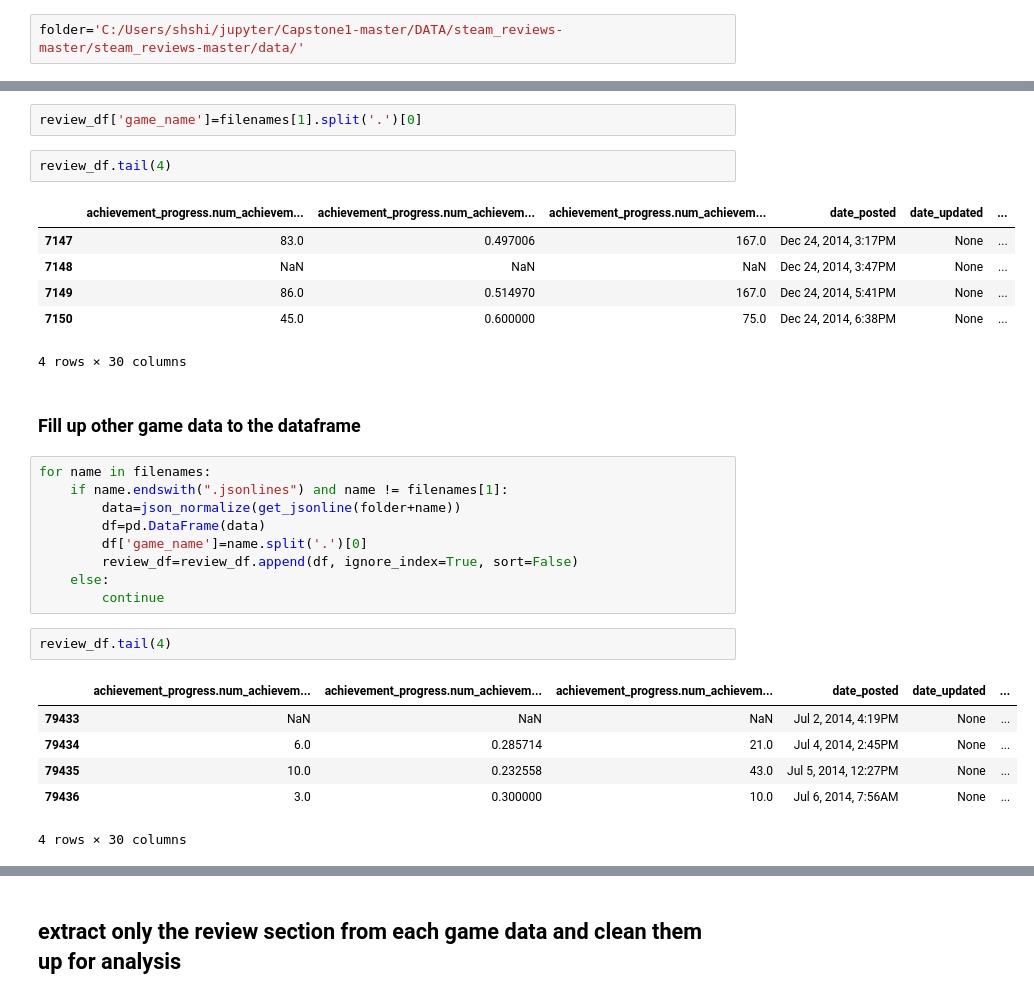
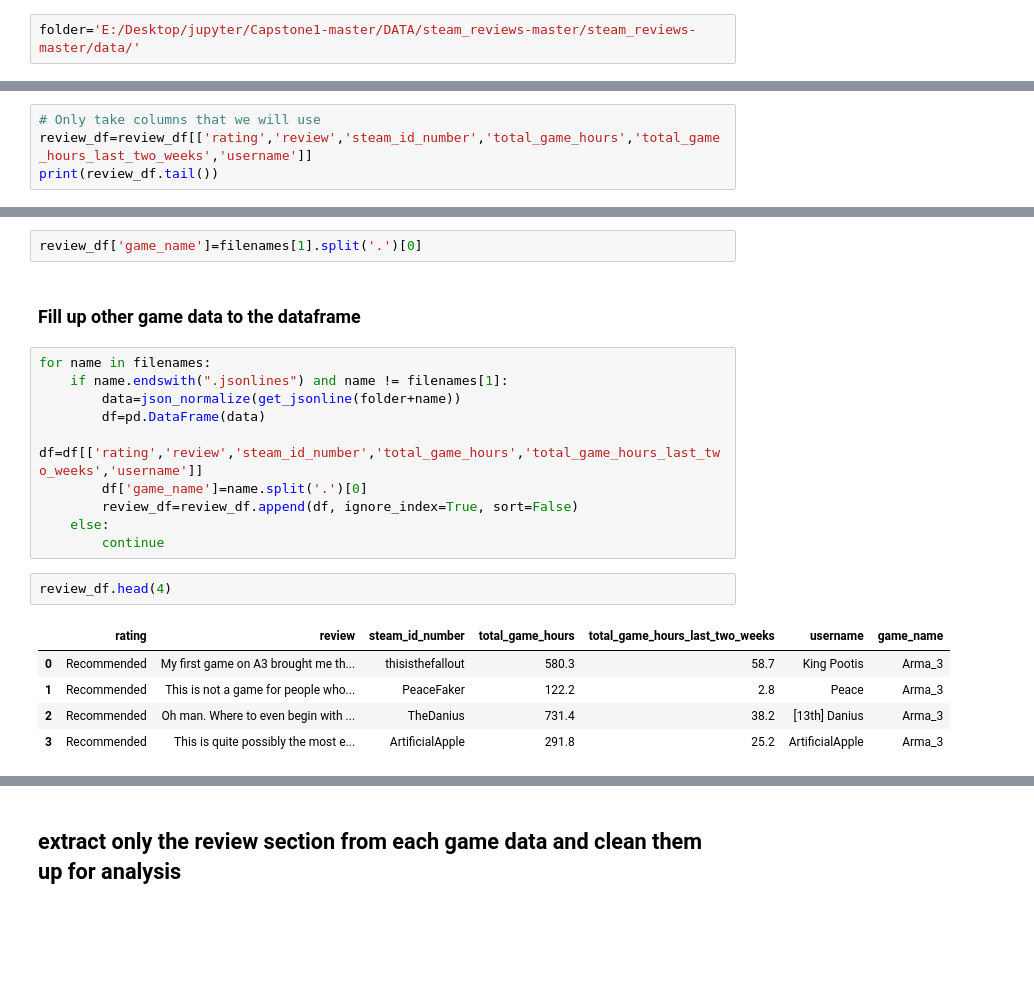
Before and after one commit to shshim906/Capstone1, a Jupyter notebook: game data wrangling.ipynb, the cells around one changed output, grey strips where cells are left out. Drawn from its saved outputs; the diff is of its cells as text; blank space fills up the shorter version.

```diff
--- a/game data wrangling.ipynb
+++ b/game data wrangling.ipynb
@@ -12,7 +21,7 @@ from pandas.io.json import json_normalize
 # %% [markdown]
 ### get data from folder and save file names
 # %%
-folder='C:/Users/shshi/jupyter/Capstone1-master/DATA/steam_reviews-master/steam_reviews-master/data/'
+folder='E:/Desktop/jupyter/Capstone1-master/DATA/steam_reviews-master/steam_reviews-master/data/'
 # %%
 filenames=os.listdir(folder)
 # %%
@@ -40,0 +59,4 @@ filenames[1].split('.')[0]
+# %%
+# Only take columns that we will use
+review_df=review_df[['rating','review','steam_id_number','total_game_hours','total_game_hours_last_two_weeks','username']]
+print(review_df.tail())
@@ -41,14 +84,5 @@ filenames[1].split('.')[0]
 # %%
 review_df['game_name']=filenames[1].split('.')[0]
-# %%
-review_df.tail(4)
-# %% [output]
-|  | achievement_progress.num_achievem... | achievement_progress.num_achievem... | achievement_progress.num_achievem... | date_posted | date_updated | ... |
-| 7147 | 83.0 | 0.497006 | 167.0 | Dec 24, 2014, 3:17PM | None | ... |
-| 7148 | NaN | NaN | NaN | Dec 24, 2014, 3:47PM | None | ... |
-| 7149 | 86.0 | 0.514970 | 167.0 | Dec 24, 2014, 5:41PM | None | ... |
-| 7150 | 45.0 | 0.600000 | 75.0 | Dec 24, 2014, 6:38PM | None | ... |
-4 rows × 30 columns
 # %% [markdown]
 ### Fill up other game data to the dataframe
 # %%
@@ -56,19 +90,19 @@ for name in filenames:
     if name.endswith(".jsonlines") and name != filenames[1]:
         data=json_normalize(get_jsonline(folder+name))
         df=pd.DataFrame(data)
+        df=df[['rating','review','steam_id_number','total_game_hours','total_game_hours_last_two_weeks','username']]
         df['game_name']=name.split('.')[0]
         review_df=review_df.append(df, ignore_index=True, sort=False)
     else:
         continue
 # %%
-review_df.tail(4)
+review_df.head(4)
 # %% [output]
-|  | achievement_progress.num_achievem... | achievement_progress.num_achievem... | achievement_progress.num_achievem... | date_posted | date_updated | ... |
-| 79433 | NaN | NaN | NaN | Jul 2, 2014, 4:19PM | None | ... |
-| 79434 | 6.0 | 0.285714 | 21.0 | Jul 4, 2014, 2:45PM | None | ... |
-| 79435 | 10.0 | 0.232558 | 43.0 | Jul 5, 2014, 12:27PM | None | ... |
-| 79436 | 3.0 | 0.300000 | 10.0 | Jul 6, 2014, 7:56AM | None | ... |
+|  | rating | review | steam_id_number | total_game_hours | total_game_hours_last_two_weeks | username | game_name |
+| 0 | Recommended | My first game on A3 brought me th... | thisisthefallout | 580.3 | 58.7 | King Pootis | Arma_3 |
+| 1 | Recommended | This is not a game for people who... | PeaceFaker | 122.2 | 2.8 | Peace | Arma_3 |
+| 2 | Recommended | Oh man. Where to even begin with ... | TheDanius | 731.4 | 38.2 | [13th] Danius | Arma_3 |
+| 3 | Recommended | This is quite possibly the most e... | ArtificialApple | 291.8 | 25.2 | ArtificialApple | Arma_3 |
-4 rows × 30 columns
 # %%
 list(review_df)
 # %% [output]
```
Also changed, not shown: parts of 51 cells of this notebook.
